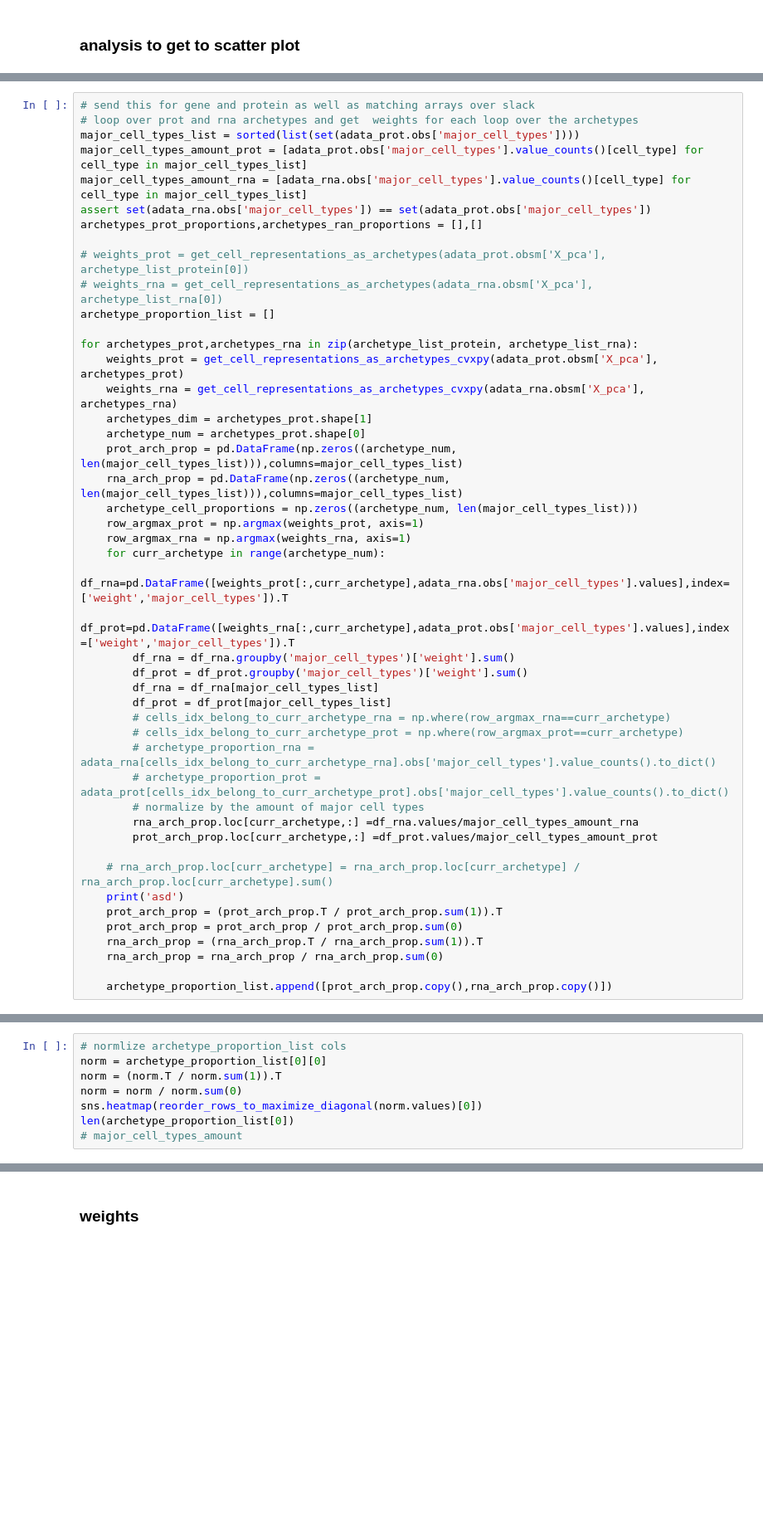
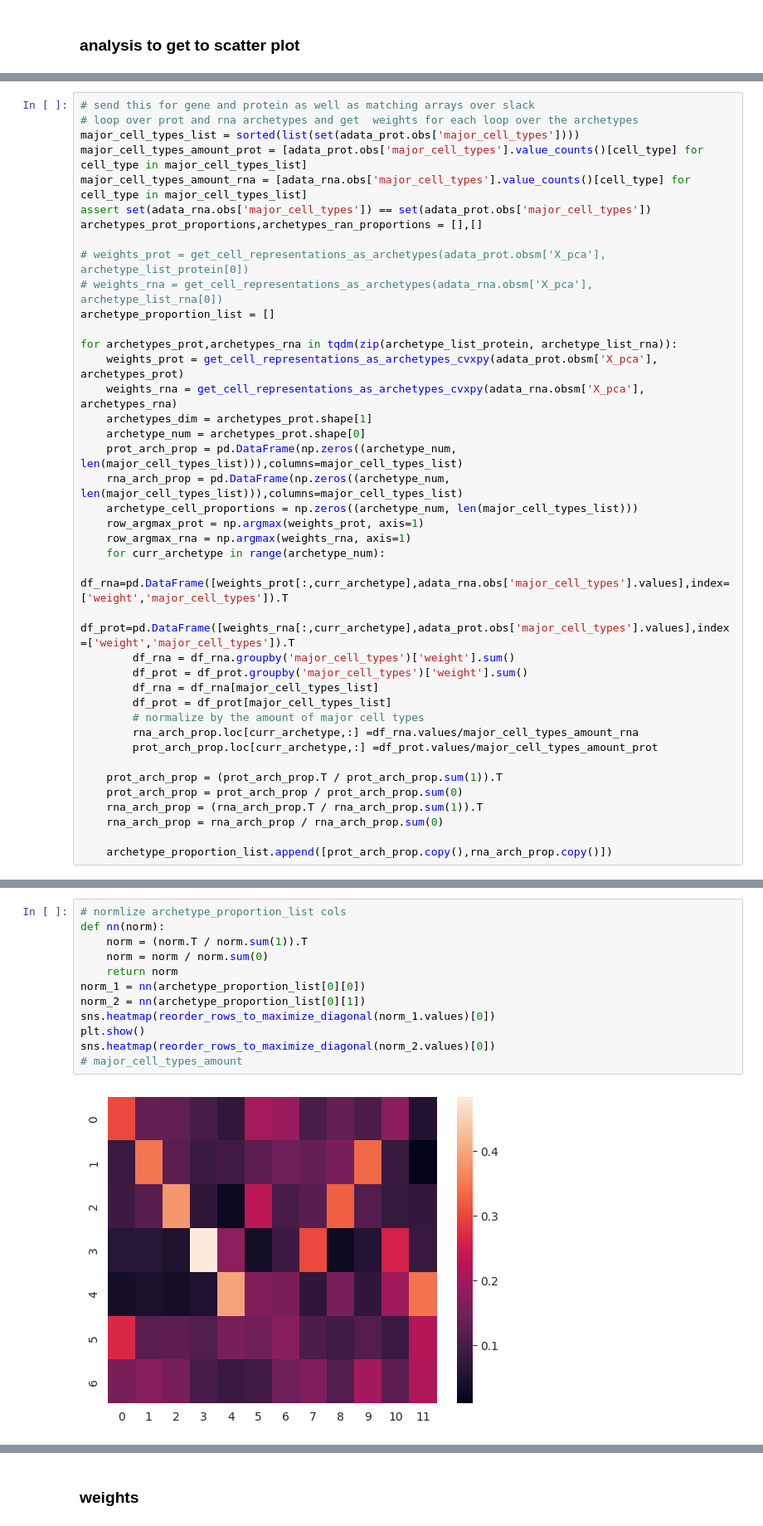
Before and after one commit to reformist/Mapping-scRNA-seq-Variability-Using-Co-Embedding-to-Understand-Cell-Neighborhood-Effects, a Jupyter notebook: CITE-seq_RNA_seq/archetype_generation.ipynb, the cells around one changed output, grey strips where cells are left out. Shown at 83% size. Saved outputs shown, nothing was run; the diff lists cells and outputs as text; blank space fills up the shorter version.

```diff
--- a/CITE-seq_RNA_seq/archetype_generation.ipynb
+++ b/CITE-seq_RNA_seq/archetype_generation.ipynb
@@ -227,7 +308,7 @@ archetypes_prot_proportions,archetypes_ran_proportions = [],[]
 # weights_rna = get_cell_representations_as_archetypes(adata_rna.obsm['X_pca'], archetype_list_rna[0])
 archetype_proportion_list = []
 
-for archetypes_prot,archetypes_rna in zip(archetype_list_protein, archetype_list_rna):
+for archetypes_prot,archetypes_rna in tqdm(zip(archetype_list_protein, archetype_list_rna)):
     weights_prot = get_cell_representations_as_archetypes_cvxpy(adata_prot.obsm['X_pca'], archetypes_prot)
     weights_rna = get_cell_representations_as_archetypes_cvxpy(adata_rna.obsm['X_pca'], archetypes_rna)
     archetypes_dim = archetypes_prot.shape[1]
@@ -244,16 +325,10 @@ for archetypes_prot,archetypes_rna in zip(archetype_list_protein, archetype_list
         df_prot = df_prot.groupby('major_cell_types')['weight'].sum()
         df_rna = df_rna[major_cell_types_list]
         df_prot = df_prot[major_cell_types_list]
-        # cells_idx_belong_to_curr_archetype_rna = np.where(row_argmax_rna==curr_archetype)
-        # cells_idx_belong_to_curr_archetype_prot = np.where(row_argmax_prot==curr_archetype)
-        # archetype_proportion_rna = adata_rna[cells_idx_belong_to_curr_archetype_rna].obs['major_cell_types'].value_counts().to_dict()
-        # archetype_proportion_prot = adata_prot[cells_idx_belong_to_curr_archetype_prot].obs['major_cell_types'].value_counts().to_dict()
         # normalize by the amount of major cell types
         rna_arch_prop.loc[curr_archetype,:] =df_rna.values/major_cell_types_amount_rna
         prot_arch_prop.loc[curr_archetype,:] =df_prot.values/major_cell_types_amount_prot
 
-    # rna_arch_prop.loc[curr_archetype] = rna_arch_prop.loc[curr_archetype] / rna_arch_prop.loc[curr_archetype].sum()
-    print('asd')
     prot_arch_prop = (prot_arch_prop.T / prot_arch_prop.sum(1)).T
     prot_arch_prop = prot_arch_prop / prot_arch_prop.sum(0)
     rna_arch_prop = (rna_arch_prop.T / rna_arch_prop.sum(1)).T
@@ -267,9 +338,14 @@ asd
 # %%
 # normlize archetype_proportion_list cols
-norm = archetype_proportion_list[0][0]
-norm = (norm.T / norm.sum(1)).T
-norm = norm / norm.sum(0)
-sns.heatmap(reorder_rows_to_maximize_diagonal(norm.values)[0])
-len(archetype_proportion_list[0])
+def nn(norm):
+    norm = (norm.T / norm.sum(1)).T
+    norm = norm / norm.sum(0)
+    return norm
+norm_1 = nn(archetype_proportion_list[0][0])
+norm_2 = nn(archetype_proportion_list[0][1])
+sns.heatmap(reorder_rows_to_maximize_diagonal(norm_1.values)[0])
+plt.show()
+sns.heatmap(reorder_rows_to_maximize_diagonal(norm_2.values)[0])
 # major_cell_types_amount
 # %% [output]
+[figure, new version]
```
Also changed, not shown: parts of 48 cells of this notebook.
